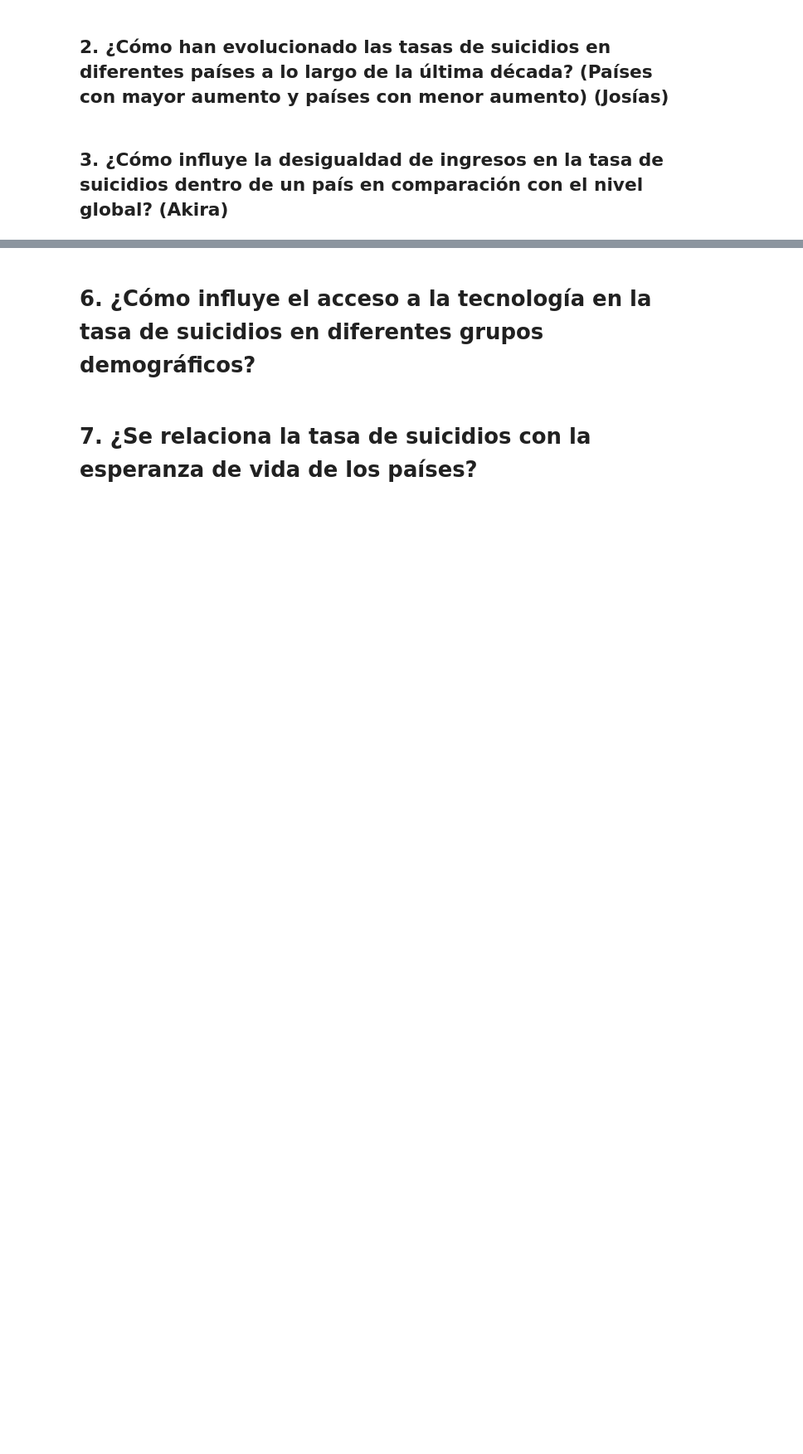
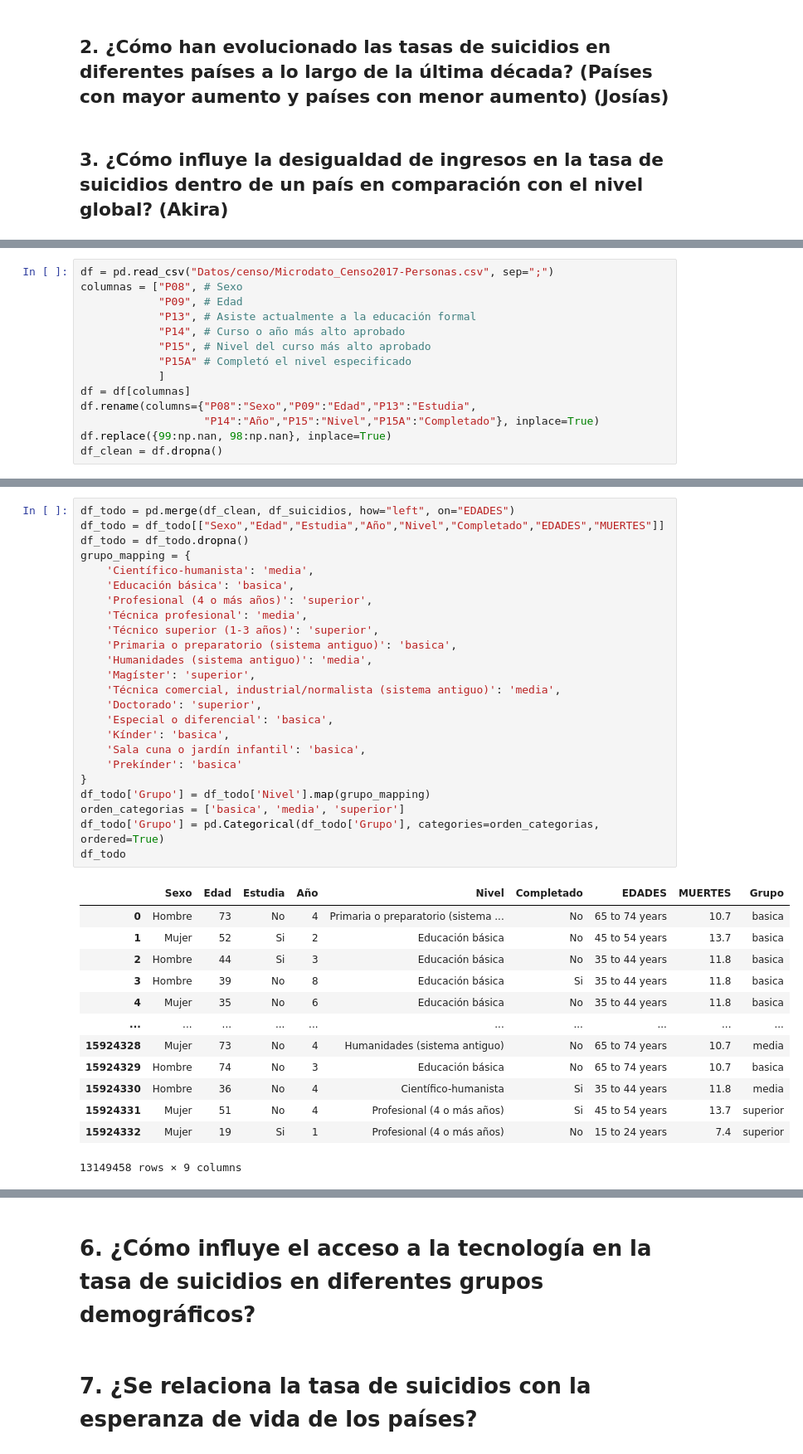
Before and after one commit to mardrouilly/Proyecto-I.C.D.-Grupo-2, a Jupyter notebook: Project_df.ipynb, the cells around one changed output, grey strips where cells are left out. Shown at 83% size. Cells and saved outputs as stored; diff of their text form; blank space fills up the shorter version.

```diff
--- a/Project_df.ipynb
+++ b/Project_df.ipynb
@@ -119,0 +142,14 @@ suicidios_ingresos2019.head(15)
+# %%
+df = pd.read_csv("Datos/censo/Microdato_Censo2017-Personas.csv", sep=";")
+columnas = ["P08", # Sexo
+            "P09", # Edad
+            "P13", # Asiste actualmente a la educación formal
+            "P14", # Curso o año más alto aprobado
+            "P15", # Nivel del curso más alto aprobado
+            "P15A" # Completó el nivel especificado
+            ]
+df = df[columnas]
+df.rename(columns={"P08":"Sexo","P09":"Edad","P13":"Estudia",
+                   "P14":"Año","P15":"Nivel","P15A":"Completado"}, inplace=True)
+df.replace({99:np.nan, 98:np.nan}, inplace=True)
+df_clean = df.dropna()
@@ -119,0 +214,38 @@ suicidios_ingresos2019.head(15)
+# %%
+df_todo = pd.merge(df_clean, df_suicidios, how="left", on="EDADES")
+df_todo = df_todo[["Sexo","Edad","Estudia","Año","Nivel","Completado","EDADES","MUERTES"]]
+df_todo = df_todo.dropna()
+grupo_mapping = {
+    'Científico-humanista': 'media',
+    'Educación básica': 'basica',
+    'Profesional (4 o más años)': 'superior',
+    'Técnica profesional': 'media',
+    'Técnico superior (1-3 años)': 'superior',
+    'Primaria o preparatorio (sistema antiguo)': 'basica',
+    'Humanidades (sistema antiguo)': 'media',
+    'Magíster': 'superior',
+    'Técnica comercial, industrial/normalista (sistema antiguo)': 'media',
+    'Doctorado': 'superior',
+    'Especial o diferencial': 'basica',
+    'Kínder': 'basica',
+    'Sala cuna o jardín infantil': 'basica',
+    'Prekínder': 'basica'
+}
+df_todo['Grupo'] = df_todo['Nivel'].map(grupo_mapping)
+orden_categorias = ['basica', 'media', 'superior']
+df_todo['Grupo'] = pd.Categorical(df_todo['Grupo'], categories=orden_categorias, ordered=True)
+df_todo
+# %% [output]
+|  | Sexo | Edad | Estudia | Año | Nivel | Completado | EDADES | MUERTES | Grupo |
+| 0 | Hombre | 73 | No | 4 | Primaria o preparatorio (sistema ... | No | 65 to 74 years | 10.7 | basica |
+| 1 | Mujer | 52 | Si | 2 | Educación básica | No | 45 to 54 years | 13.7 | basica |
+| 2 | Hombre | 44 | Si | 3 | Educación básica | No | 35 to 44 years | 11.8 | basica |
+| 3 | Hombre | 39 | No | 8 | Educación básica | Si | 35 to 44 years | 11.8 | basica |
+| 4 | Mujer | 35 | No | 6 | Educación básica | No | 35 to 44 years | 11.8 | basica |
+| ... | ... | ... | ... | ... | ... | ... | ... | ... | ... |
+| 15924328 | Mujer | 73 | No | 4 | Humanidades (sistema antiguo) | No | 65 to 74 years | 10.7 | media |
+| 15924329 | Hombre | 74 | No | 3 | Educación básica | No | 65 to 74 years | 10.7 | basica |
+| 15924330 | Hombre | 36 | No | 4 | Científico-humanista | Si | 35 to 44 years | 11.8 | media |
+| 15924331 | Mujer | 51 | No | 4 | Profesional (4 o más años) | Si | 45 to 54 years | 13.7 | superior |
+| 15924332 | Mujer | 19 | Si | 1 | Profesional (4 o más años) | No | 15 to 24 years | 7.4 | superior |
+13149458 rows × 9 columns
```
Also changed, not shown: parts of 38 cells of this notebook.
